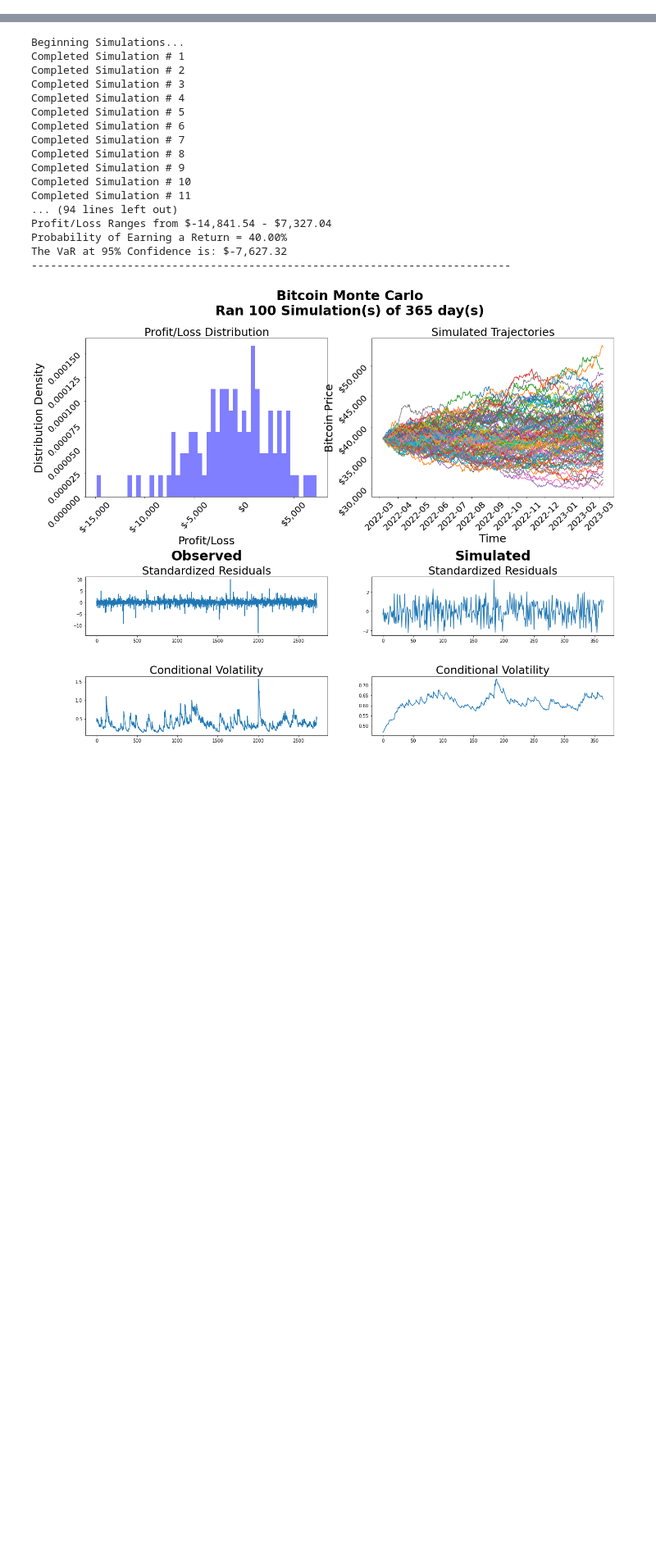
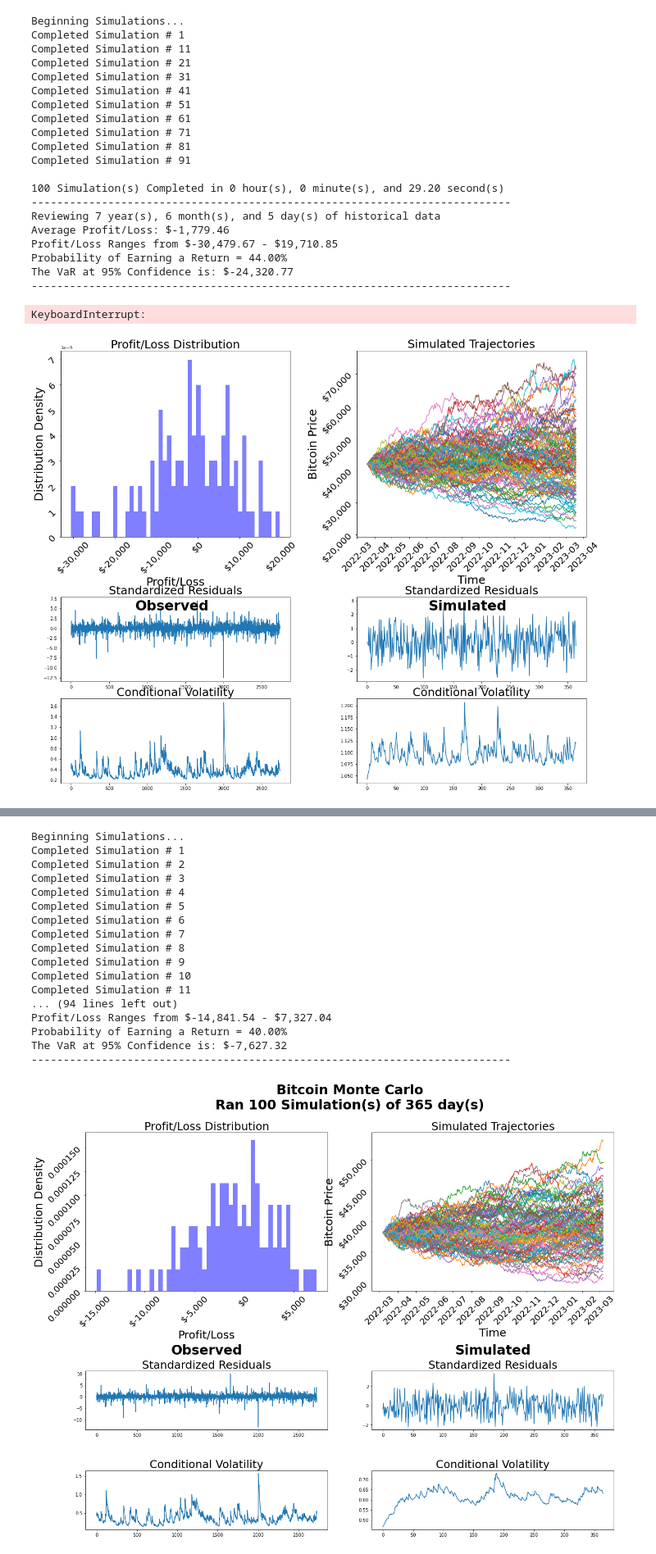
Before and after one commit to gpala7077/CryptoCurrency_Monte_Carlo_Simulation, a Jupyter notebook: notebooks/Return Analysis.ipynb, the cells around one changed output, grey strips where cells are left out. Shown at 82% size. Saved outputs shown, nothing was run; the diff lists cells and outputs as text; code cells hidden in the pictures; blank space fills up the shorter version.

```diff
--- a/Return Analysis.ipynb
+++ b/notebooks/Return Analysis.ipynb
@@ -1,2 +1,40 @@
+# %%
+trading_days = 365
+horizon = 365
+model = 'Returns'  # 'Returns'/'Options'
+simulations = 100000
+risk_free_rate = .03
+ticker = 'BTC-USD'
+period = 'max'  # Can also have a start/end data,  dict(start='2000-01-01',end='2015-01-01')
+numba = True  # True if you wish to leverage numba, False if not
+
+arima = dict(information_criterion='bic')  # These are default values, can be changed
+
+# Configure 'Options' if choosing Options to evaluate results
+options_info = dict(options_type='Asian', strike_price='geometric', call=True, contract_price=5,
+                    interval=4)  # Only necessary if model='Options', can be European or Asian.
+# %% [output]
+Beginning Simulations...
+Completed Simulation # 1
+Completed Simulation # 11
+Completed Simulation # 21
+Completed Simulation # 31
+Completed Simulation # 41
+Completed Simulation # 51
+Completed Simulation # 61
+Completed Simulation # 71
+Completed Simulation # 81
+Completed Simulation # 91
+
+100 Simulation(s) Completed in 0 hour(s), 0 minute(s), and 29.20 second(s)
+---------------------------------------------------------------------------
+Reviewing 7 year(s), 6 month(s), and 5 day(s) of historical data
+Average Profit/Loss: $-1,779.46
+Profit/Loss Ranges from $-30,479.67 - $19,710.85
+Probability of Earning a Return = 44.00%
+The VaR at 95% Confidence is: $-24,320.77
+---------------------------------------------------------------------------
+KeyboardInterrupt:
+[figure, added]
 # %%
 from Bitcoin_MonteCarlo import Timeseries_MonteCarlo
```
Also changed, not shown: parts of 6 cells of this notebook, 18 other files.
